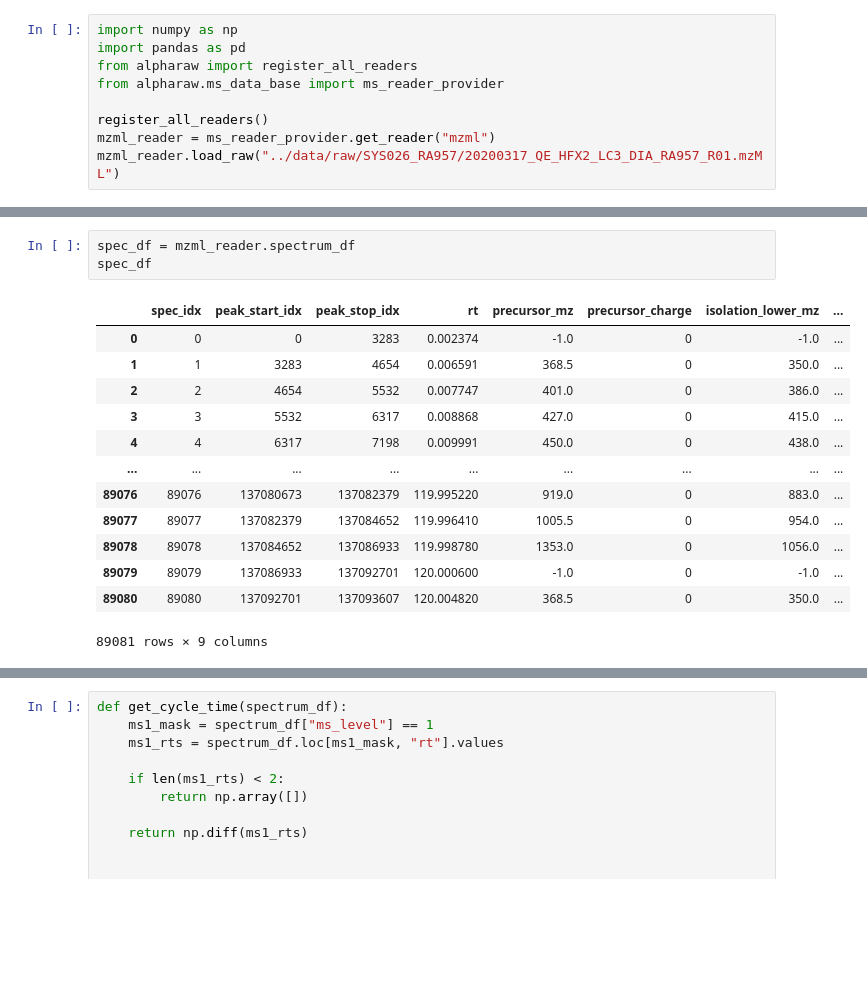
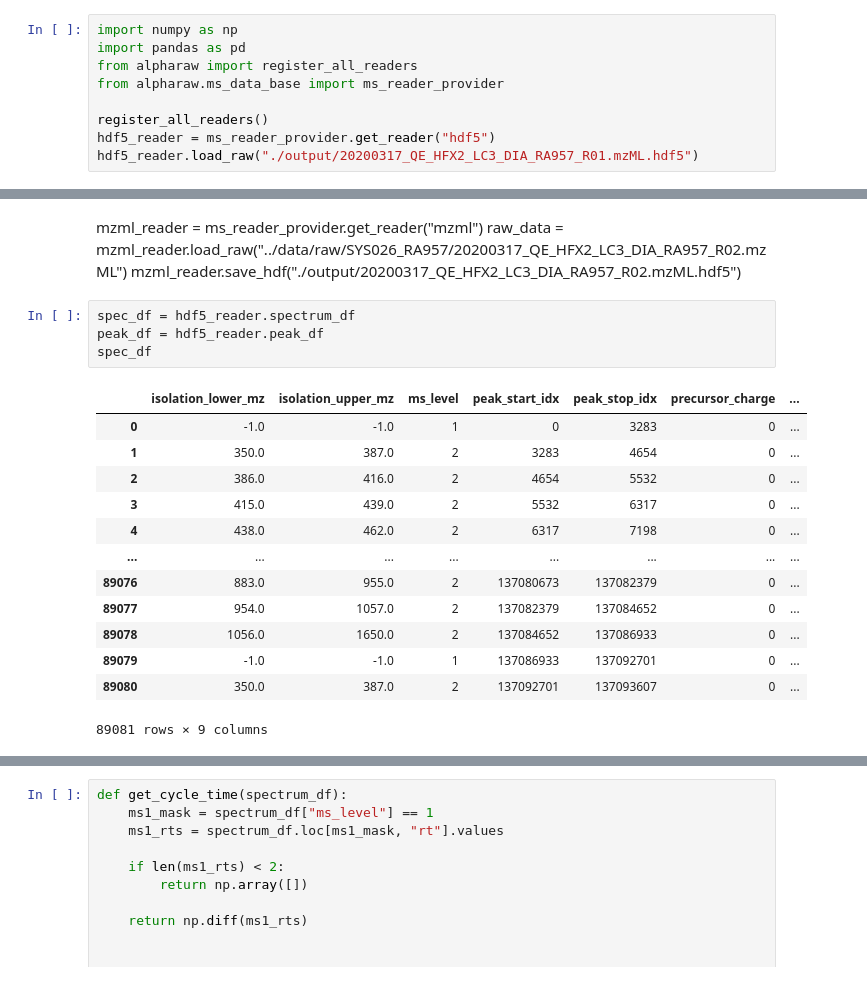
Before and after one commit to 5h4ng/DIA-Aspire-rescore, a Jupyter notebook: notebooks/explore_alpharaw.ipynb, the cells around one changed output, grey strips where cells are left out. Cells and saved outputs as stored; diff of their text form; blank space fills up the shorter version.

```diff
--- a/notebooks/explore_alpharaw.ipynb
+++ b/notebooks/explore_alpharaw.ipynb
@@ -5,5 +5,5 @@ from alpharaw import register_all_readers
 from alpharaw.ms_data_base import ms_reader_provider
 
 register_all_readers()
-mzml_reader = ms_reader_provider.get_reader("mzml")
-mzml_reader.load_raw("../data/raw/SYS026_RA957/20200317_QE_HFX2_LC3_DIA_RA957_R01.mzML")
+hdf5_reader = ms_reader_provider.get_reader("hdf5")
+hdf5_reader.load_raw("./output/20200317_QE_HFX2_LC3_DIA_RA957_R01.mzML.hdf5")
@@ -10,17 +15,22 @@ mzml_reader.load_raw("../data/raw/SYS026_RA957/20200317_QE_HFX2_LC3_DIA_RA957_R0
+# %% [markdown]
+mzml_reader = ms_reader_provider.get_reader("mzml")
+raw_data = mzml_reader.load_raw("../data/raw/SYS026_RA957/20200317_QE_HFX2_LC3_DIA_RA957_R02.mzML")
+mzml_reader.save_hdf("./output/20200317_QE_HFX2_LC3_DIA_RA957_R02.mzML.hdf5")
 # %%
-spec_df = mzml_reader.spectrum_df
+spec_df = hdf5_reader.spectrum_df
+peak_df = hdf5_reader.peak_df
 spec_df
 # %% [output]
-|  | spec_idx | peak_start_idx | peak_stop_idx | rt | precursor_mz | precursor_charge | isolation_lower_mz | ... |
-| 0 | 0 | 0 | 3283 | 0.002374 | -1.0 | 0 | -1.0 | ... |
-| 1 | 1 | 3283 | 4654 | 0.006591 | 368.5 | 0 | 350.0 | ... |
-| 2 | 2 | 4654 | 5532 | 0.007747 | 401.0 | 0 | 386.0 | ... |
-| 3 | 3 | 5532 | 6317 | 0.008868 | 427.0 | 0 | 415.0 | ... |
-| 4 | 4 | 6317 | 7198 | 0.009991 | 450.0 | 0 | 438.0 | ... |
-| ... | ... | ... | ... | ... | ... | ... | ... | ... |
-| 89076 | 89076 | 137080673 | 137082379 | 119.995220 | 919.0 | 0 | 883.0 | ... |
-| 89077 | 89077 | 137082379 | 137084652 | 119.996410 | 1005.5 | 0 | 954.0 | ... |
-| 89078 | 89078 | 137084652 | 137086933 | 119.998780 | 1353.0 | 0 | 1056.0 | ... |
-| 89079 | 89079 | 137086933 | 137092701 | 120.000600 | -1.0 | 0 | -1.0 | ... |
-| 89080 | 89080 | 137092701 | 137093607 | 120.004820 | 368.5 | 0 | 350.0 | ... |
+|  | isolation_lower_mz | isolation_upper_mz | ms_level | peak_start_idx | peak_stop_idx | precursor_charge | ... |
+| 0 | -1.0 | -1.0 | 1 | 0 | 3283 | 0 | ... |
+| 1 | 350.0 | 387.0 | 2 | 3283 | 4654 | 0 | ... |
+| 2 | 386.0 | 416.0 | 2 | 4654 | 5532 | 0 | ... |
+| 3 | 415.0 | 439.0 | 2 | 5532 | 6317 | 0 | ... |
+| 4 | 438.0 | 462.0 | 2 | 6317 | 7198 | 0 | ... |
+| ... | ... | ... | ... | ... | ... | ... | ... |
+| 89076 | 883.0 | 955.0 | 2 | 137080673 | 137082379 | 0 | ... |
+| 89077 | 954.0 | 1057.0 | 2 | 137082379 | 137084652 | 0 | ... |
+| 89078 | 1056.0 | 1650.0 | 2 | 137084652 | 137086933 | 0 | ... |
+| 89079 | -1.0 | -1.0 | 1 | 137086933 | 137092701 | 0 | ... |
+| 89080 | 350.0 | 387.0 | 2 | 137092701 | 137093607 | 0 | ... |
 89081 rows × 9 columns
```
Also changed, not shown: parts of 3 cells of this notebook, 1 other file.
